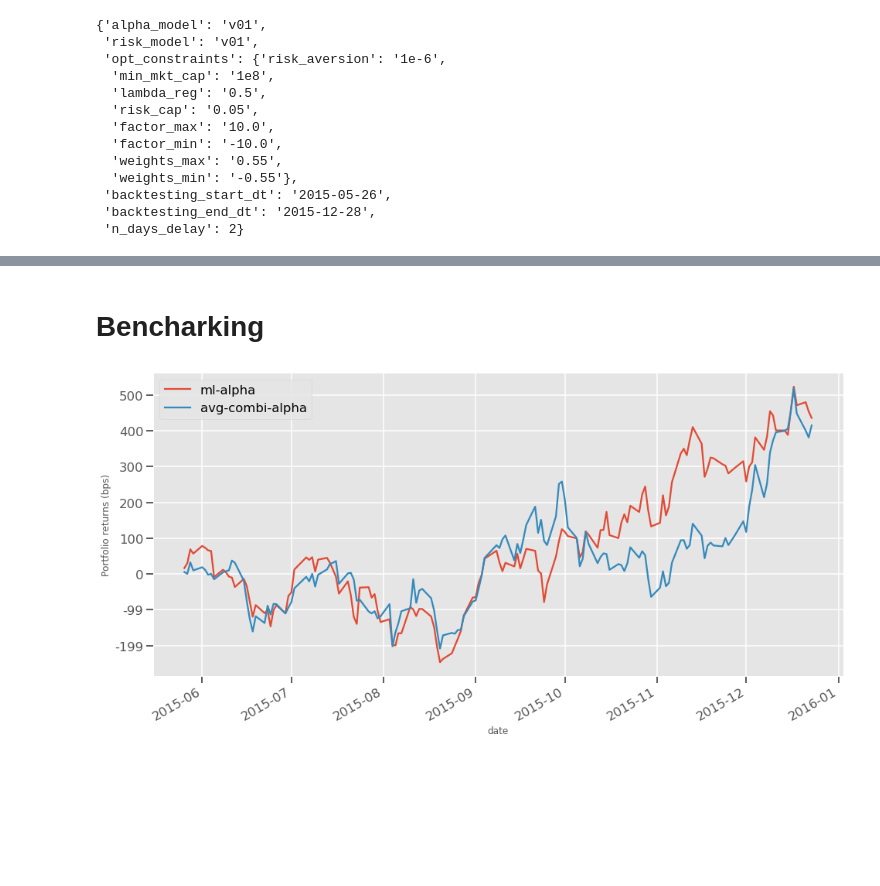
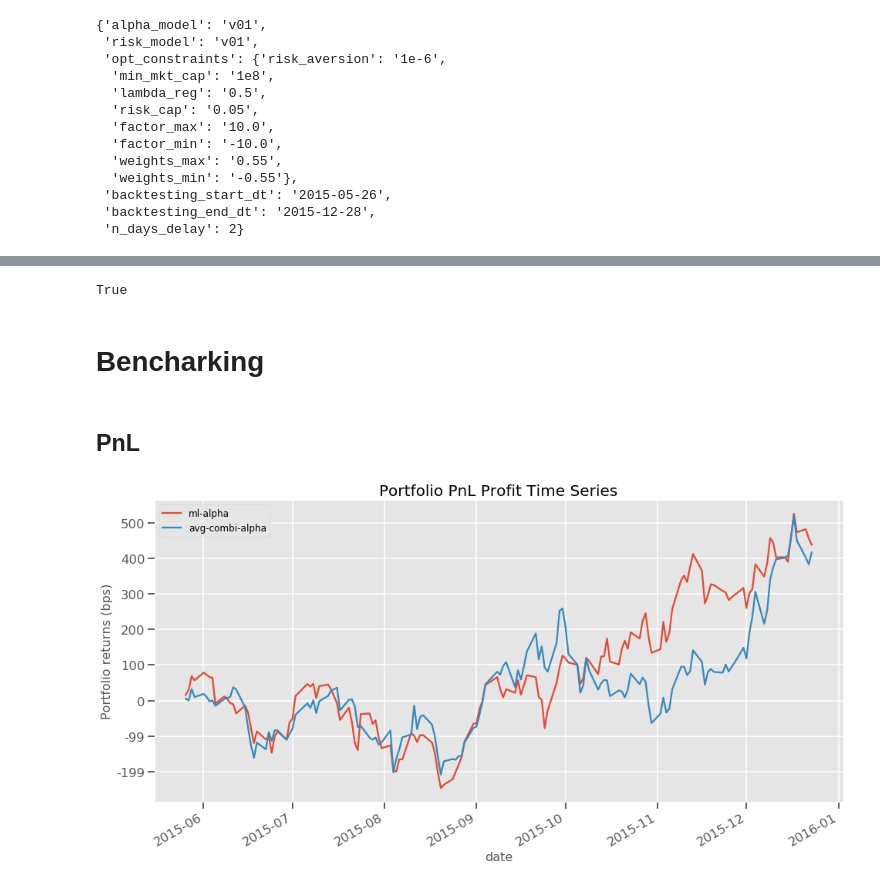
Before and after one commit to manualrg/dslab-ai-for-trading, a Jupyter notebook: notebooks/04_opt_portfolio/04_portop_bkt_attribution.ipynb, the cells around one changed output, grey strips where cells are left out. Drawn from its saved outputs; the diff is of its cells as text; code cells hidden in the pictures; blank space fills up the shorter version.

Commit message:
portfolio attribution analysis

```diff
--- a/notebooks/04_opt_portfolio/04_portop_bkt_attribution.ipynb
+++ b/notebooks/04_opt_portfolio/04_portop_bkt_attribution.ipynb
@@ -65,7 +117,7 @@ pd.concat([B_alpha.head(2), B_alpha.tail(2)], axis=0)
 # %% [markdown]
 ## PnL Data
 # %%
-pnl_app = pd.read_csv(INPATH1 + INFILE1, parse_dates=['date'])
+pnl_app = pd.read_csv(INPATH1 + INFILE1, parse_dates=['date', 'returns_date'])
 pnl_app.set_index(inplace=True, keys=['date', 'port_name'])
 pd.concat([pnl_app.head(2), pnl_app.tail(2)], axis=0)
 # %% [output]
@@ -85,8 +137,6 @@ pnl_app.groupby(level=1)[['daily_pnl', 'daily_transaction_cost']].describe()
 | simple_ml | 149.0 | 0.000293 | 0.003797 | -0.009261 | -0.002145 | 0.000057 | 0.003133 | 0.010148 | 149.0 | ... |
 | tc_avg_combi | 149.0 | 0.000279 | 0.003982 | -0.011773 | -0.002395 | 0.000589 | 0.003313 | 0.009001 | 149.0 | ... |
 | tc_ml | 149.0 | 0.000293 | 0.003797 | -0.009261 | -0.002145 | 0.000057 | 0.003133 | 0.010148 | 149.0 | ... |
-# %%
-pnl_app['total_transaction_cost'] = pnl_app.groupby(level=0)['daily_transaction_cost'].cumsum()
 # %%
 pnl_tc_ml = pnl_app.xs(level=1, key='tc_ml').copy()
 pnl_tc_avg_combi = pnl_app.xs(level=1, key='tc_avg_combi').copy()
@@ -138,14 +221,18 @@ opt_metadata
+# %%
+np.isclose(port_attr.loc['2015-12-21'].sum(), pnl_tc_ml.loc['2015-12-21', 'accum_total'], atol=1e-4)
+# %% [output]
+True
 # %% [markdown]
 # Bencharking
+# %% [markdown]
+## PnL
 # %%
 ax = pnl_tc_ml.plot(y='accum_total', label='ml-alpha')
 pnl_tc_avg_combi.plot(ax=ax, y='accum_total', label='avg-combi-alpha')
+ax.set_yticklabels([int(x) for x in ax.get_yticks()*1e4])
+ax.set_ylabel("Portfolio returns (bps)")
+plt.title("Portfolio PnL Profit Time Series")
 
-# manipulate
-
-ax.set_yticklabels([int(x) for x in ax.get_yticks()*1e4])
-
-plt.ylabel("Portfolio returns (bps)")
 plt.show()
 # %% [output]
-[figure, old version]
+[figure, new version]
```
Also changed, not shown: parts of 47 cells of this notebook.
